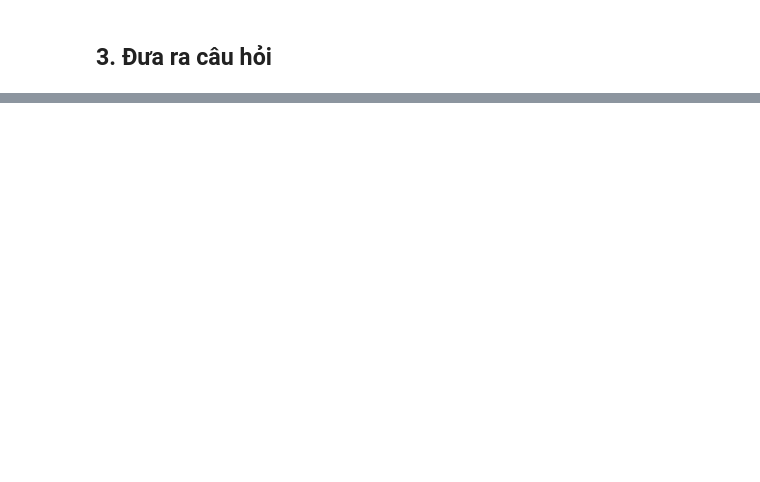
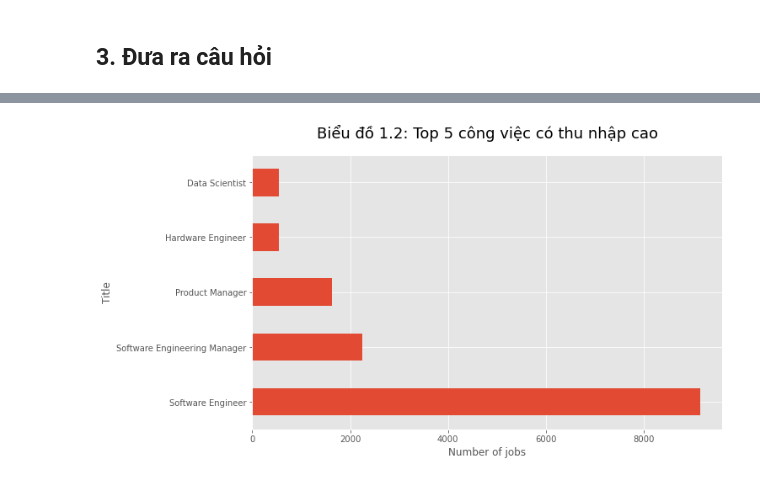
Before and after one commit to TanThinNguyen/P4DS-final-project, a Jupyter notebook: notebook.ipynb, the cells around one changed output, grey strips where cells are left out. Drawn from its saved outputs; the diff is of its cells as text; code cells hidden in the pictures; blank space fills up the shorter version.

```diff
--- a/notebook.ipynb
+++ b/notebook.ipynb
@@ -608,0 +357,4 @@ Text(0, 0.5, 'Ratio')
+# %%
+df = df_filtered.groupby('title').size().sort_values(ascending=False)
+top_title = df.index.values[:5]
+df.head(5)
@@ -608,0 +369,8 @@ Text(0, 0.5, 'Ratio')
+# %%
+df.iloc[:5].plot.barh(figsize=(10, 6))
+plt.xlabel('Number of jobs')
+plt.ylabel('Title')
+# plt.xticks(rotation=45)
+plt.title('Biểu đồ 1.2: Top 5 công việc có thu nhập cao', fontsize=18, pad=20);
+# %% [output]
+[figure, added]
```
Also changed, not shown: parts of 114 cells of this notebook.
